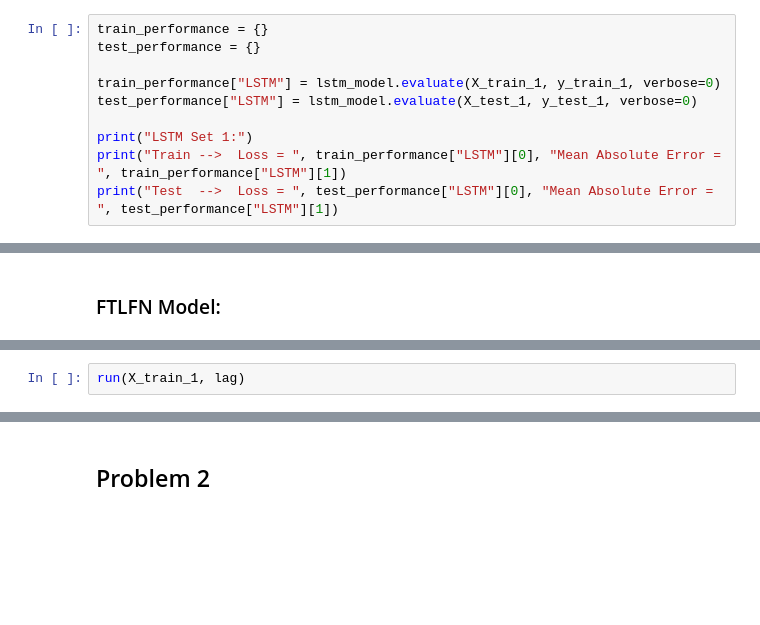
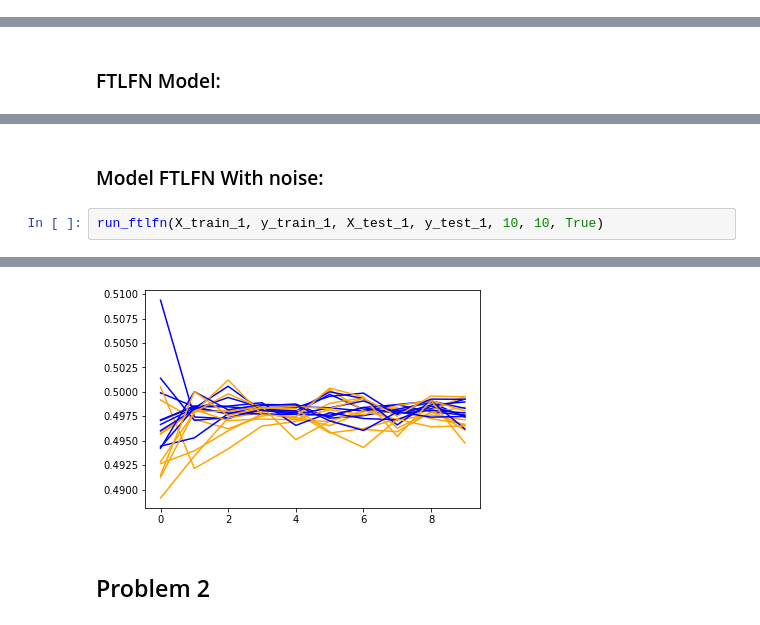
Before and after one commit to ray2g/Advanced-Machine-Learning-Projects, a Jupyter notebook: Assig_7/Assig7.ipynb, the cells around one changed output, grey strips where cells are left out. Cells and saved outputs as stored; diff of their text form; blank space fills up the shorter version.

```diff
--- a/Assig_7/Assig7.ipynb
+++ b/Assig_7/Assig7.ipynb
@@ -252,13 +255,3 @@ LSTM Model Test RMSE: 0.041
 [figure]
 # %% [markdown]
 ### Performance
-# %%
-train_performance = {}
-test_performance = {}
-
-train_performance["LSTM"] = lstm_model.evaluate(X_train_1, y_train_1, verbose=0)
-test_performance["LSTM"] = lstm_model.evaluate(X_test_1, y_test_1, verbose=0)
-
-print("LSTM Set 1:")
-print("Train -->  Loss = ", train_performance["LSTM"][0], "Mean Absolute Error = ", train_performance["LSTM"][1])
-print("Test  -->  Loss = ", test_performance["LSTM"][0], "Mean Absolute Error = ", test_performance["LSTM"][1])
@@ -395,2 +259,0 @@ def run(series, lag):
-# %%
-run(X_train_1, lag)
@@ -400,0 +326,5 @@ NameError: name 'Series' is not defined
+# %% [markdown]
+### Model FTLFN With noise:
+# %%
+run_ftlfn(X_train_1, y_train_1, X_test_1, y_test_1, 10, 10, True)
+# %% [output]
@@ -401,3 +348,4 @@ NameError: name 'Series' is not defined
+[figure, added]
 # %% [markdown]
 ## Problem 2
 # %% [markdown]
```
Also changed, not shown: parts of 23 cells of this notebook.
